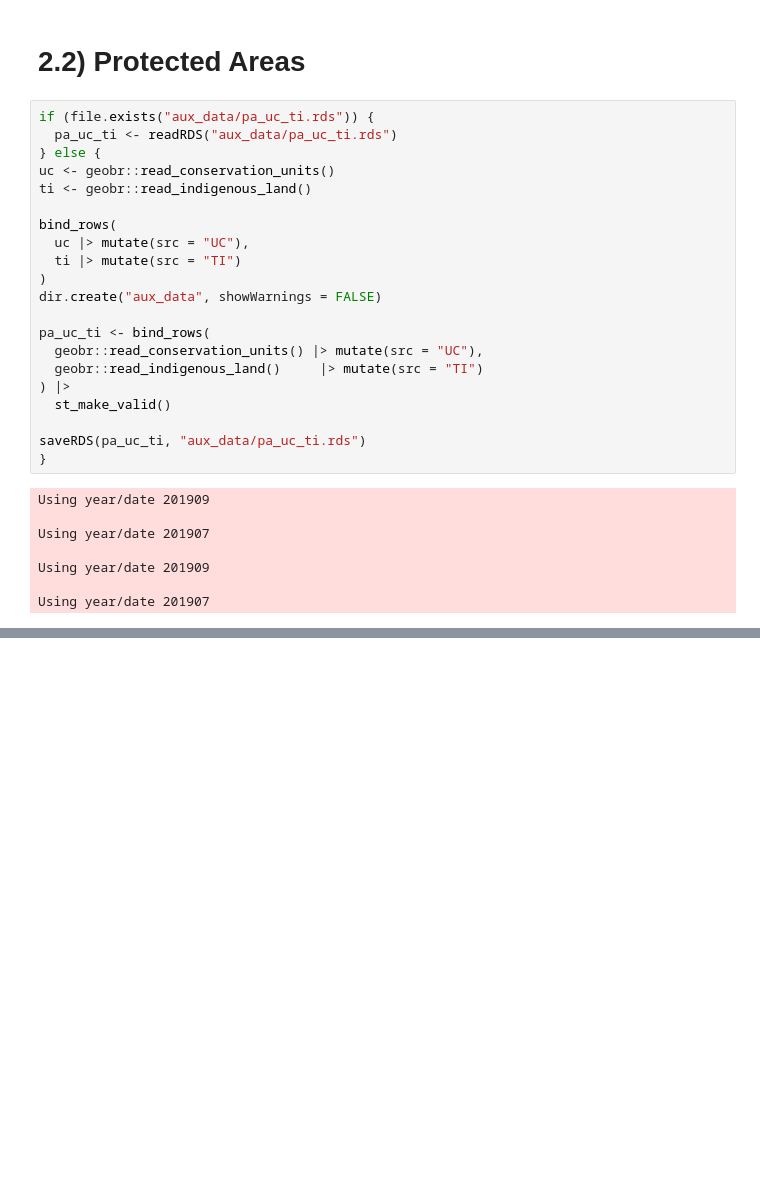
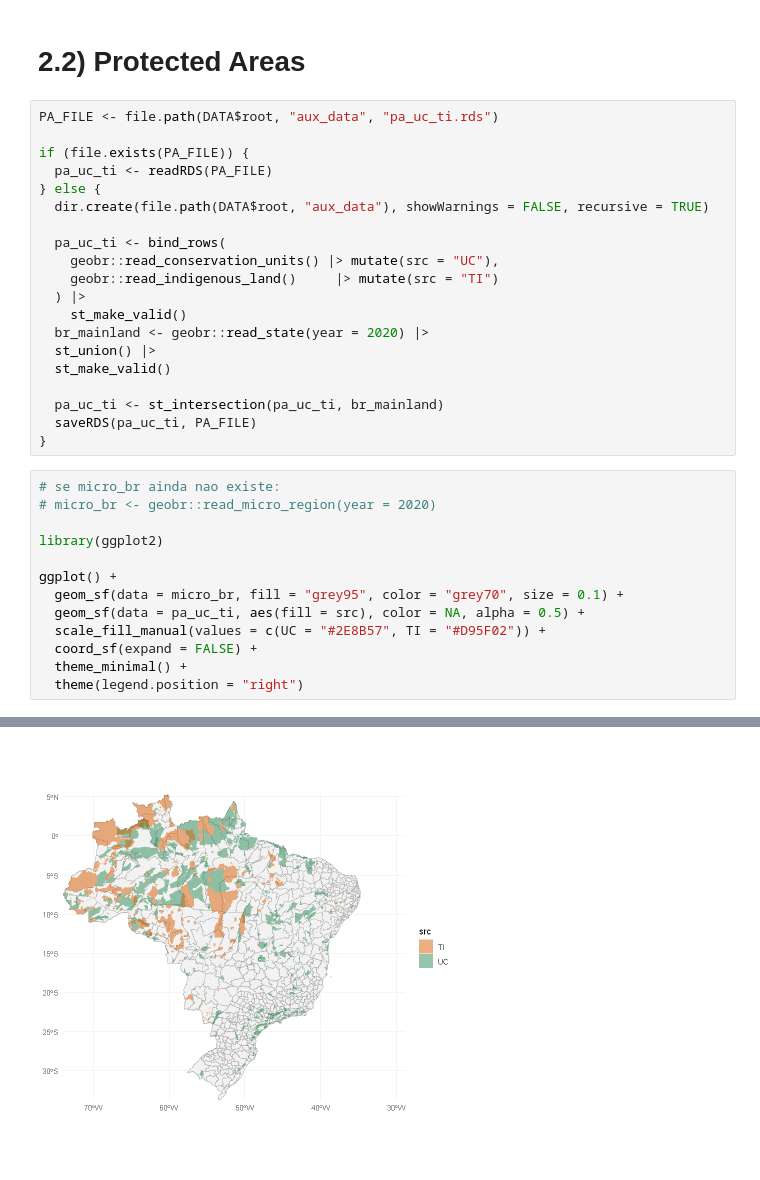
Before and after one commit to Pedro4TW/OTNuEC-2026, a Jupyter notebook: OTNuEC.ipynb, the cells around one changed output, grey strips where cells are left out. Cells and saved outputs as stored; diff of their text form; blank space fills up the shorter version.

```diff
--- a/OTNuEC.ipynb
+++ b/OTNuEC.ipynb
@@ -225,32 +225,37 @@ plot(
 [figure]
 # %% [markdown]
 # 2.2) Protected Areas
-# %%
-if (file.exists("aux_data/pa_uc_ti.rds")) {
-  pa_uc_ti <- readRDS("aux_data/pa_uc_ti.rds")
-} else {
-uc <- geobr::read_conservation_units()
-ti <- geobr::read_indigenous_land()
-
-bind_rows(
-  uc |> mutate(src = "UC"),
-  ti |> mutate(src = "TI")
-)
-dir.create("aux_data", showWarnings = FALSE)
-
-pa_uc_ti <- bind_rows(
-  geobr::read_conservation_units() |> mutate(src = "UC"),
-  geobr::read_indigenous_land()     |> mutate(src = "TI")
-) |>
-  st_make_valid()
-
-saveRDS(pa_uc_ti, "aux_data/pa_uc_ti.rds")
-}
-# %% [output]
-Using year/date 201909
-
-Using year/date 201907
-
-Using year/date 201909
-
-Using year/date 201907
+# %%
+PA_FILE <- file.path(DATA$root, "aux_data", "pa_uc_ti.rds")
+
+if (file.exists(PA_FILE)) {
+  pa_uc_ti <- readRDS(PA_FILE)
+} else {
+  dir.create(file.path(DATA$root, "aux_data"), showWarnings = FALSE, recursive = TRUE)
+
+  pa_uc_ti <- bind_rows(
+    geobr::read_conservation_units() |> mutate(src = "UC"),
+    geobr::read_indigenous_land()     |> mutate(src = "TI")
+  ) |>
+    st_make_valid()
+  br_mainland <- geobr::read_state(year = 2020) |>
+  st_union() |>
+  st_make_valid()
+
+  pa_uc_ti <- st_intersection(pa_uc_ti, br_mainland)
+  saveRDS(pa_uc_ti, PA_FILE)
+}
+# %%
+# se micro_br ainda nao existe:
+# micro_br <- geobr::read_micro_region(year = 2020)
+
+library(ggplot2)
+
+ggplot() +
+  geom_sf(data = micro_br, fill = "grey95", color = "grey70", size = 0.1) +
+  geom_sf(data = pa_uc_ti, aes(fill = src), color = NA, alpha = 0.5) +
+  scale_fill_manual(values = c(UC = "#2E8B57", TI = "#D95F02")) +
+  coord_sf(expand = FALSE) +
+  theme_minimal() +
+  theme(legend.position = "right")
+# %% [output]
@@ -256,0 +264 @@ Using year/date 201907
+[figure, added]
```
Also changed, not shown: parts of 3 cells of this notebook.
